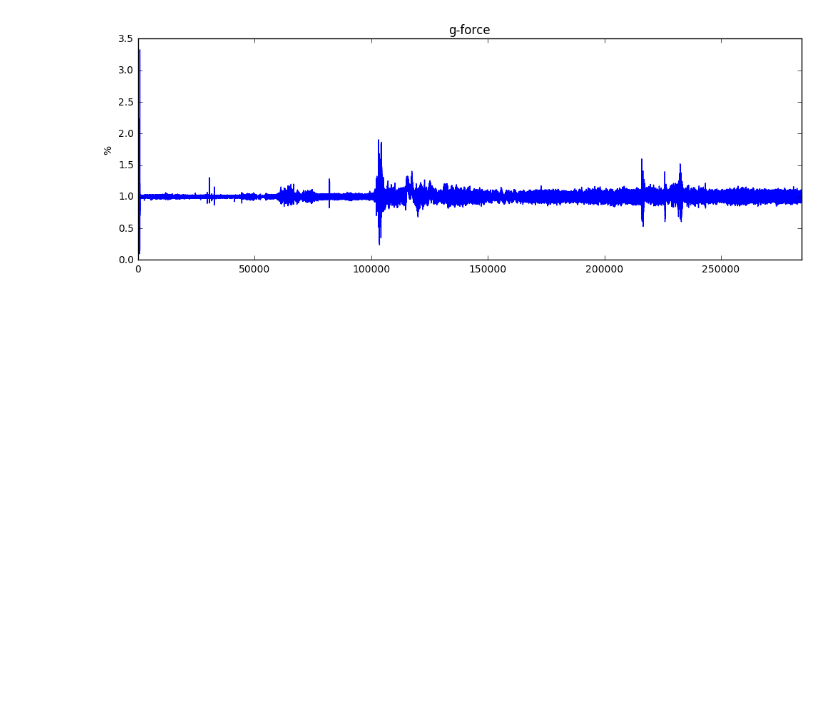
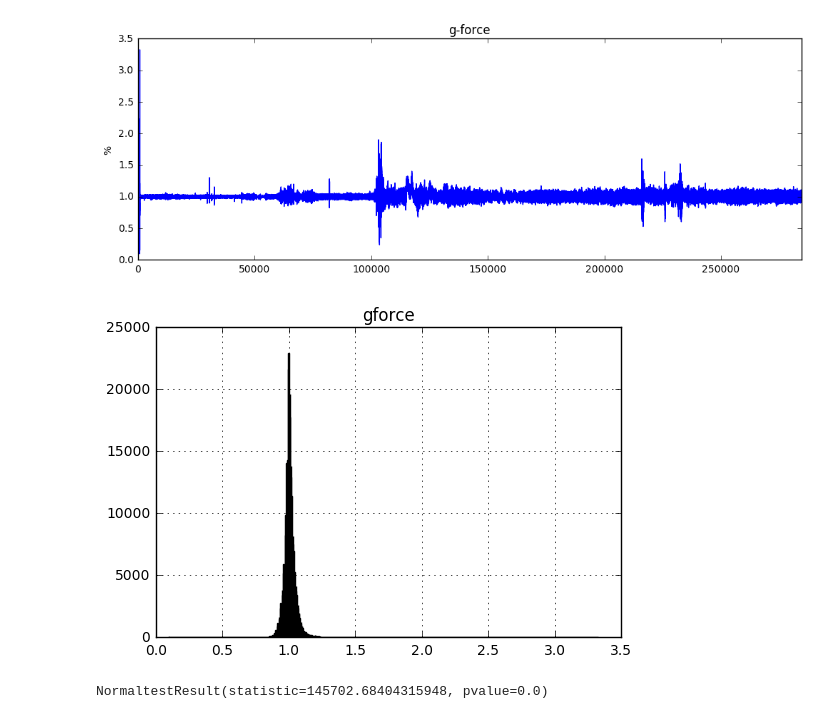
Before and after one commit to arangogithub/pylearn, a Jupyter notebook: accelerometer_analysis.ipynb, the cells around one changed output. Cells and saved outputs as stored; diff of their text form; code cells hidden in the pictures; blank space fills up the shorter version.

```diff
--- a/accelerometer_analysis.ipynb
+++ b/accelerometer_analysis.ipynb
@@ -24,3 +26,7 @@ plt.ylabel('%')
 # %% [output]
 <matplotlib.text.Text at 0x...>
 [figure]
+# %%
+df = Data.hist(column='gforce', bins=700 )
+# %% [output]
+[figure, added]
@@ -26,0 +35,4 @@ plt.ylabel('%')
+# %%
+stats.normaltest(gf, nan_policy='omit')
+# %% [output]
+NormaltestResult(statistic=145702.68404315948, pvalue=0.0)
```
Also changed, not shown: parts of 9 cells of this notebook.
